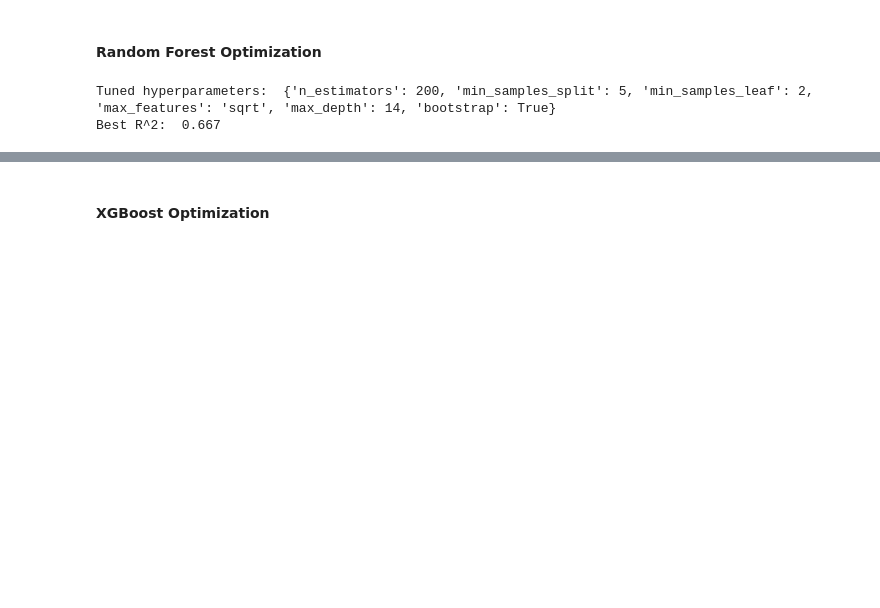
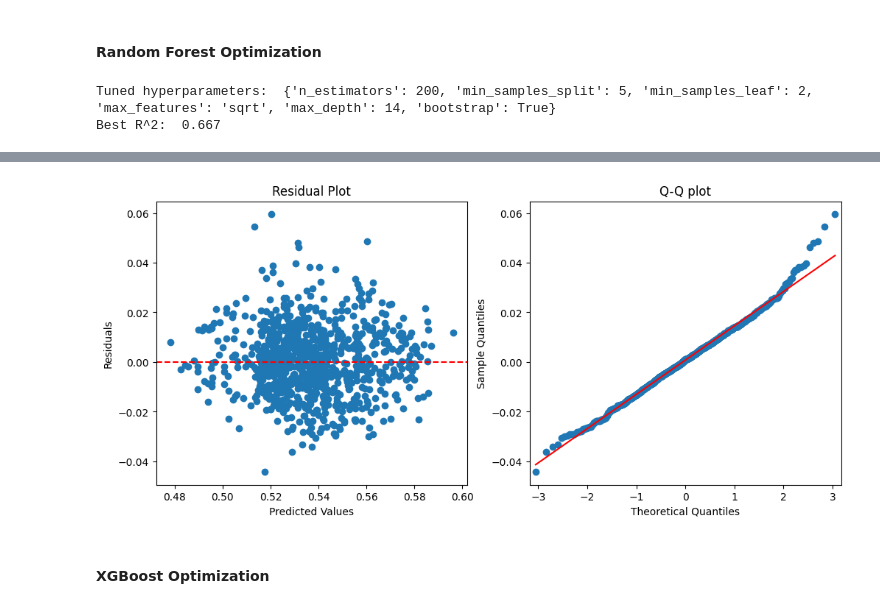
Before and after one commit to puc26/kaggleNotebook, a Jupyter notebook: 20230811_WATAnalysis.ipynb, the cells around one changed output, grey strips where cells are left out. Drawn from its saved outputs; the diff is of its cells as text; code cells hidden in the pictures; blank space fills up the shorter version.

```diff
--- a/20230811_WATAnalysis.ipynb
+++ b/20230811_WATAnalysis.ipynb
@@ -1389,6 +1399,25 @@ Shape of X_train_final:  (3486, 14)
 Shape of Y_train_final:  (3486,)
 Shape of X_test_final:  (872, 14)
 Shape of Y_test_final:  (872,)
+# %%
+# Define function to obtain the residuals and Q-Q plot
+def get_residual_qqplt(Y_test, Yhat):
+  fig, (ax0, ax1) = plt.subplots(1, 2, figsize=(12, 5))
+
+  # Residuasl plot
+  residuals = Y_test - Yhat
+
+  ax0.scatter(Yhat, residuals)
+  ax0.axhline(0, color='red', linestyle='--')
+  ax0.set_xlabel('Predicted Values')
+  ax0.set_ylabel('Residuals')
+  ax0.set_title('Residual Plot')
+
+  # Q-Q plot
+  sm.qqplot(residuals, line='s', ax=ax1)
+  ax1.set_title('Q-Q plot')
+
+  plt.show()
 # %% [markdown]
 #### Random Forest Optimization
 # %%
@@ -1438,3 +1467,7 @@ score_rf
+# %%
+get_residual_qqplt(Y_test_final, Yhat)
+# %% [output]
+[figure, added]
 # %% [markdown]
 #### XGBoost Optimization
 # %%
```
Also changed, not shown: parts of 11 cells of this notebook.
